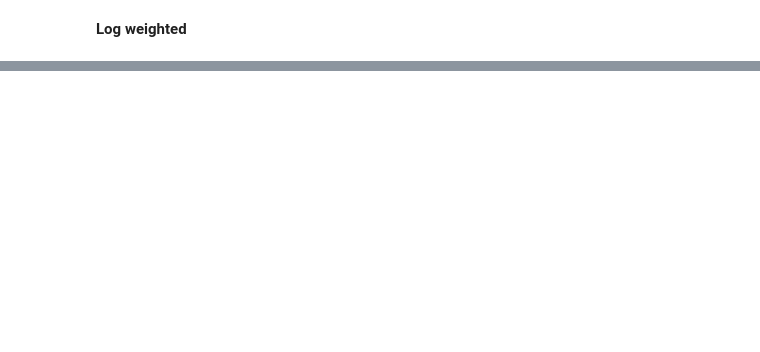
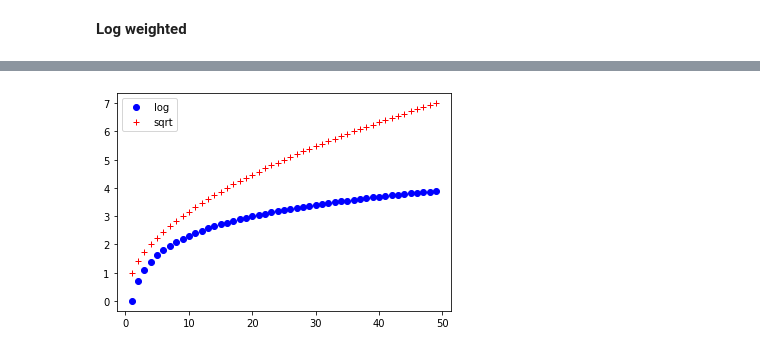
Before and after one commit to fmeiraf/dd_tokenomics, a Jupyter notebook: genesis_cohort_reward_function/reward_function.ipynb, the cells around one changed output, grey strips where cells are left out. Cells and saved outputs as stored; diff of their text form; code cells hidden in the pictures; blank space fills up the shorter version.

```diff
--- a/genesis_cohort_reward_function/reward_function.ipynb
+++ b/genesis_cohort_reward_function/reward_function.ipynb
@@ -434,0 +522,16 @@ sim_dt.sort_values('final_score', ascending=False)
+# %%
+# Generating curves
+
+x = [n for n in range(1,50)]
+
+y_log = list(map(np.log, x))
+y_sqt = list(map(lambda n: n**0.5, x))
+
+plt.plot(x, y_log, 'bo', label='log')
+plt.plot(x, y_sqt, 'r+', label='sqrt')
+#plt.plot(x, x, 'go--', label='45dg')
+
+plt.legend()
+plt.show()
+# %% [output]
+[figure, added]
```
Also changed, not shown: parts of 9 cells of this notebook.
